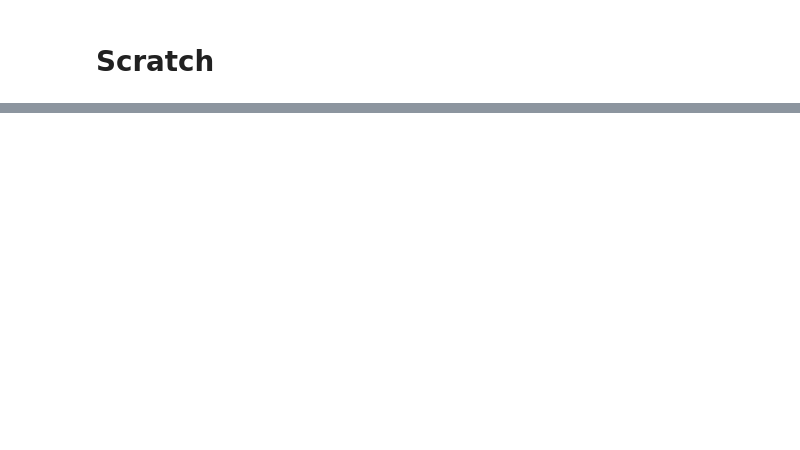
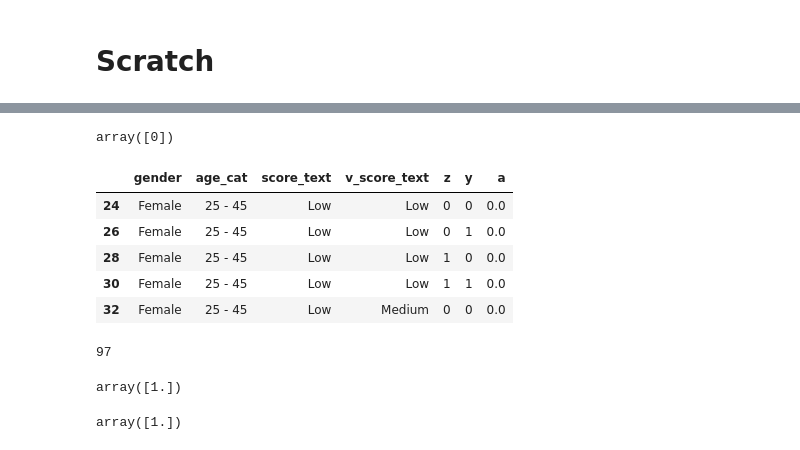
Before and after one commit to jackblandin/research, a Jupyter notebook: experiments/irl/Fair IRL Experiments.ipynb, the cells around one changed output, grey strips where cells are left out. Saved outputs shown, nothing was run; the diff lists cells and outputs as text; code cells hidden in the pictures; blank space fills up the shorter version.

```diff
--- a/experiments/irl/Fair IRL Experiments.ipynb
+++ b/experiments/irl/Fair IRL Experiments.ipynb
@@ -91,23 +104,6 @@ experiments = [
         'EXPERT_ALGO': 'HardtEqOpp',
         'IRL_METHOD': 'FairIRL',
     },
-
-
-    {
-        'EXPERT_ALGO': 'OptAcc',
-        'IRL_METHOD': 'FairIRLFO',
-        'EPSILON': .25,
-    },
-    {
-        'EXPERT_ALGO': 'HardtDemPar',
-        'IRL_METHOD': 'FairIRLFO',
-        'EPSILON': .25,
-    },
-    {
-        'EXPERT_ALGO': 'HardtEqOpp',
-        'IRL_METHOD': 'FairIRLFO',
-        'EPSILON': .25,
-    },
 ]
 # %%
 # for exp_i, experiment in enumerate(experiments):
@@ -387,0 +519,19 @@ TARGET DATASET: COMPAS
+# %%
+clf_pol.clf.predict(x)
+# %% [output]
+array([0])
+# %%
+clf_pol.pi_df_.query('a != 1')[0:5]
+# %% [output]
+|  | gender | age_cat | score_text | v_score_text | z | y | a |
+| 24 | Female | 25 - 45 | Low | Low | 0 | 0 | 0.0 |
+| 26 | Female | 25 - 45 | Low | Low | 0 | 1 | 0.0 |
+| 28 | Female | 25 - 45 | Low | Low | 1 | 0 | 0.0 |
+| 30 | Female | 25 - 45 | Low | Low | 1 | 1 | 0.0 |
+| 32 | Female | 25 - 45 | Low | Medium | 0 | 0 | 0.0 |
+# %%
+clf_pol.predict(x)
+# %% [output]
+97
+array([1.])
+array([1.])
```
Also changed, not shown: parts of 10 cells of this notebook, 5 other files.
